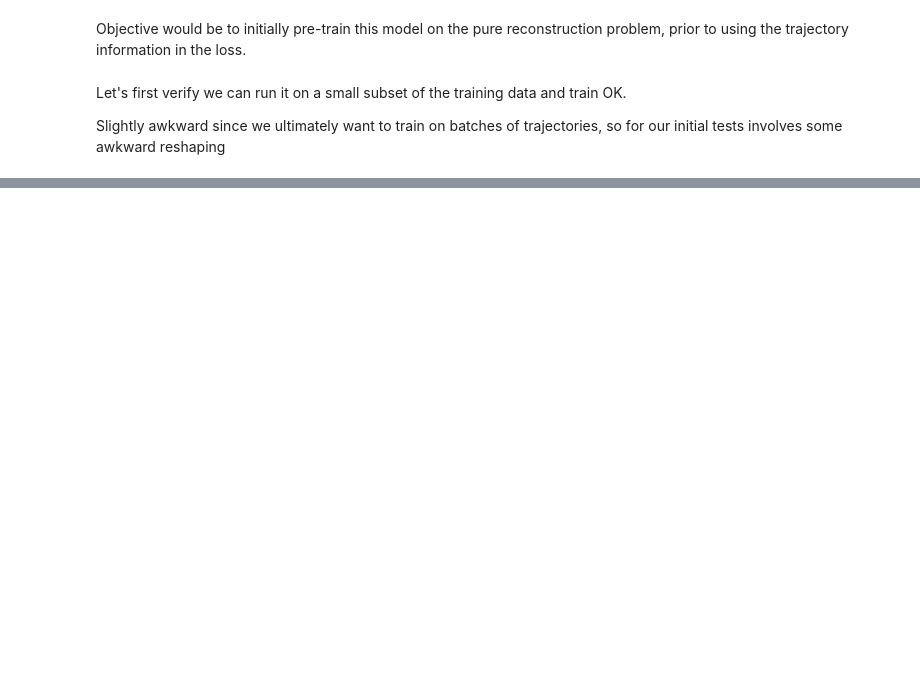
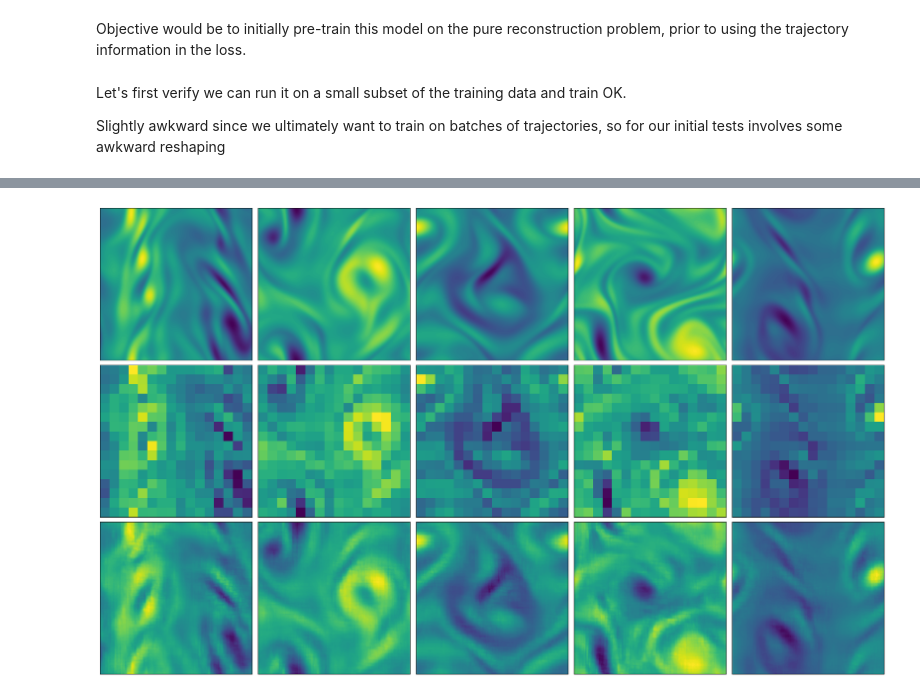
Before and after one commit to zx2298056212-creator/super-res-dynamical, a Jupyter notebook: super_res_scratch.ipynb, the cells around one changed output, grey strips where cells are left out. Cells and saved outputs as stored; diff of their text form; code cells hidden in the pictures; blank space fills up the shorter version.

```diff
--- a/super_res_scratch.ipynb
+++ b/super_res_scratch.ipynb
@@ -83,9 +91,10 @@ fig.tight_layout()
 Let's build the ResNet-type model we will use to perform super resolution. The model should simply operate on batches of images, we need the loss (and data loading) to see the full trajectory though.
 # %%
 import models
-super_model = models.super_res_v0(Nx // filter_size, Ny // filter_size, 32, N_grow=4)
+super_model = models.super_res_v0(Nx // filter_size, Ny // filter_size, 32, N_grow=3)
 # %%
-super_model.load_weights('weights/sr_best_MSE.weights.h5')
+# super_model.load_weights('weights/sr_best_MSE.weights.h5')
+super_model.load_weights('weights/sr_best_traj.weights.h5')
 # %%
 super_model.summary()
 # %% [output]
@@ -117,8 +126,9 @@ Let's first verify we can run it on a small subset of the training data and trai
 
 Slightly awkward since we ultimately want to train on batches of trajectories, so for our initial tests involves some awkward reshaping
 # %%
-vort_snapshots = jnp.array([np.load(data_loc + file_front + str(n).zfill(4) + '.npy')[np.newaxis, 0, :, :,np.newaxis] for n in range(1000)])
-vort_snapshots_coarse = average_pool_trajectory(vort_snapshots, filter_size, filter_size)
+vort_snapshots = jnp.array([np.load(data_loc + file_front + str(n).zfill(4) + '.npy')[np.newaxis, 0, :, :, np.newaxis] for n in range(1000)])
+# vort_snapshots_coarse = average_pool_trajectory(vort_snapshots, filter_size, filter_size)
+vort_snapshots_coarse = coarse_pool_trajectory(vort_snapshots, filter_size, filter_size)
 
 vort_snapshots = vort_snapshots[:, 0]
 vort_snapshots_coarse = vort_snapshots_coarse[:, 0]
@@ -129,11 +139,17 @@ vort_snapshots_coarse.shape
 # %%
 import matplotlib.pyplot as plt
 
-num_axes = len(vort_traj_plot)
+n_plot = 5
 
-fig = plt.figure(figsize=(4 * num_axes, 12))
+fig = plt.figure(figsize=(4 * n_plot, 12))
 ax_num = 1
-for vort, vort_coarse in zip(vort_snapshots_test[:10], vort_snapshots_coarse_test[:10]):
+
+mask = np.zeros(len(vort_snapshots), dtype=bool)
+mask[:n_plot] = True
+np.random.shuffle(mask)
+
+# for vort, vort_coarse in zip(vort_snapshots[:n_plot], vort_snapshots_coarse[:n_plot]):
+for vort, vort_coarse in zip(vort_snapshots[mask], vort_snapshots_coarse[mask]):
   ax = fig.add_subplot(3, num_axes, ax_num)
   ax.contourf(vort[:, :, 0].T, 101)
   ax.set_xticks([])
@@ -160,3 +176,4 @@ for vort, vort_coarse in zip(vort_snapshots_test[:10], vort_snapshots_coarse_tes
 
   ax_num += 1
 fig.tight_layout()
+# %% [output]
@@ -162,0 +190 @@ fig.tight_layout()
+[figure, added]
```
Also changed, not shown: parts of 7 cells of this notebook.
